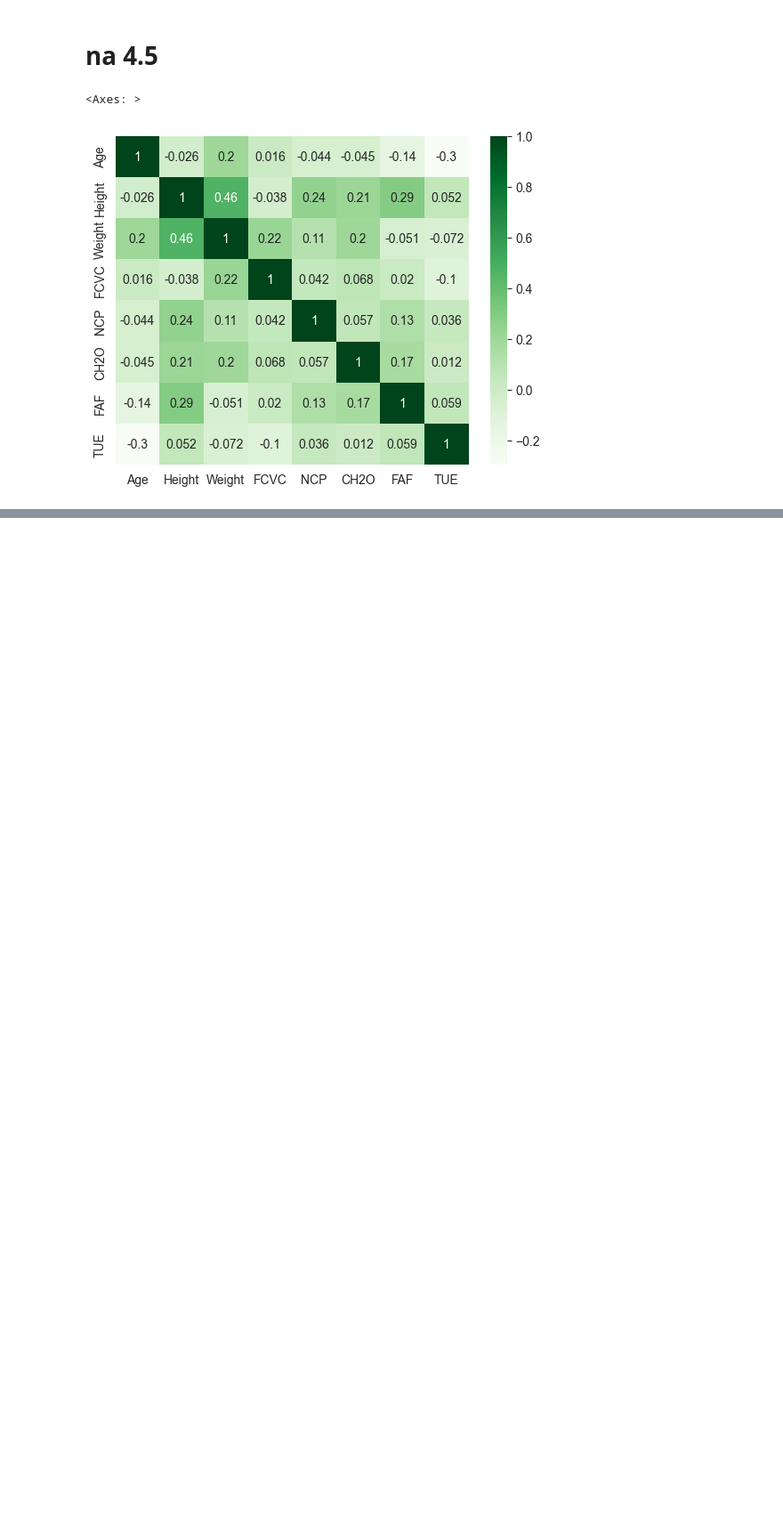
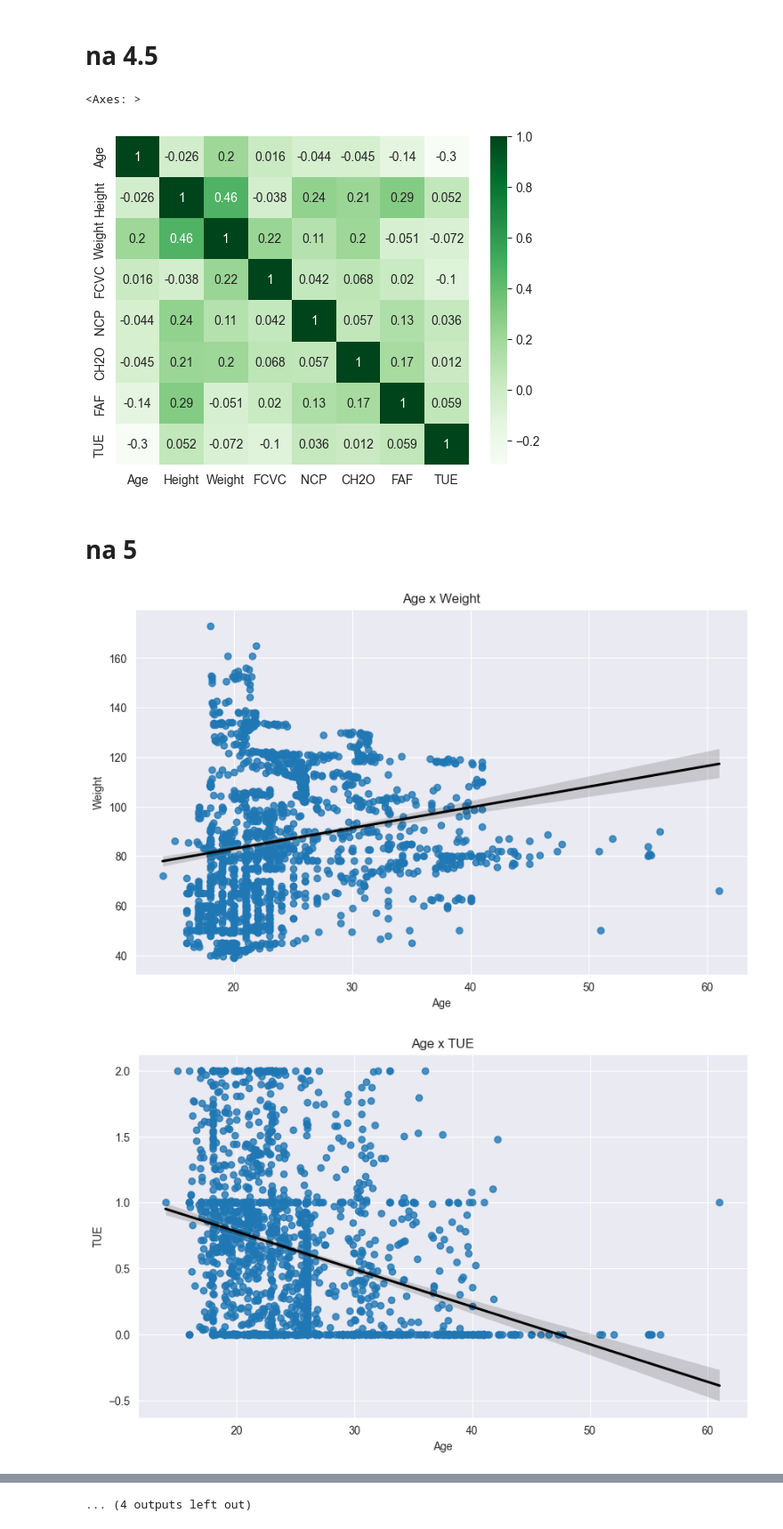
Before and after one commit to DawidWyskwarski/MSID-projekt, a Jupyter notebook: data_analysis_notebook.ipynb, the cells around one changed output, grey strips where cells are left out. Shown at 89% size. Saved outputs shown, nothing was run; the diff lists cells and outputs as text; code cells hidden in the pictures; blank space fills up the shorter version.

```diff
--- a/data_analysis_notebook.ipynb
+++ b/data_analysis_notebook.ipynb
@@ -161,3 +163,19 @@ sns.heatmap(numerical.corr(), annot=True, cmap="Greens")
 # %% [output]
 <Axes: >
 [figure]
+# %% [markdown]
+# na 5
+# %%
+for col in numerical:
+    for col1 in numerical:
+        if col is col1:
+            continue
+
+        if abs(numerical[col].corr(numerical[col1])) >= 0.2:
+            plt.figure(figsize=(10,6))
+            sns.regplot(x=col,y=col1,data=numerical, line_kws={"color": "Black"})
+            plt.title(f"{col} x {col1}")
+            plt.show()
+# %% [output]
+[figure, added]
+[figure, added]
@@ -163,0 +192 @@ sns.heatmap(numerical.corr(), annot=True, cmap="Greens")
+... (4 outputs left out)
```
Also changed, not shown: parts of 3 cells of this notebook, 2 other files.
